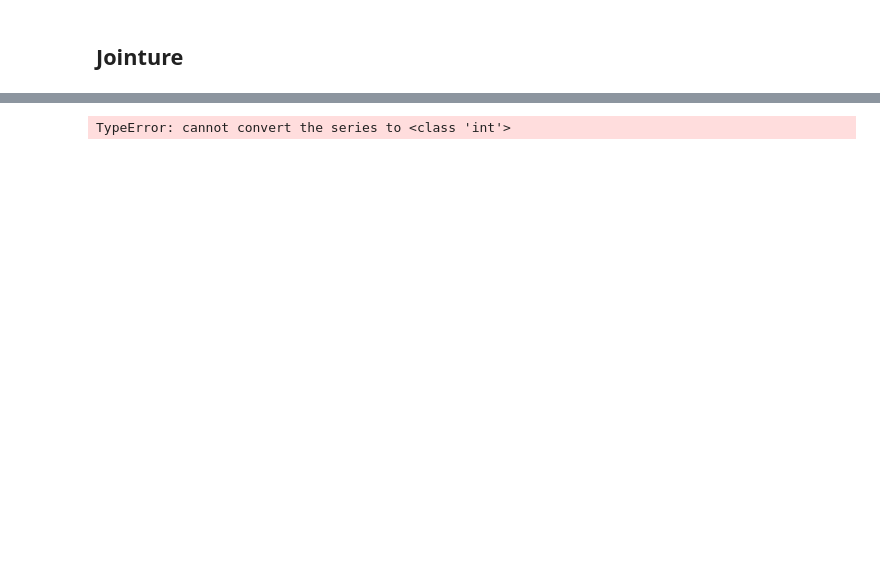
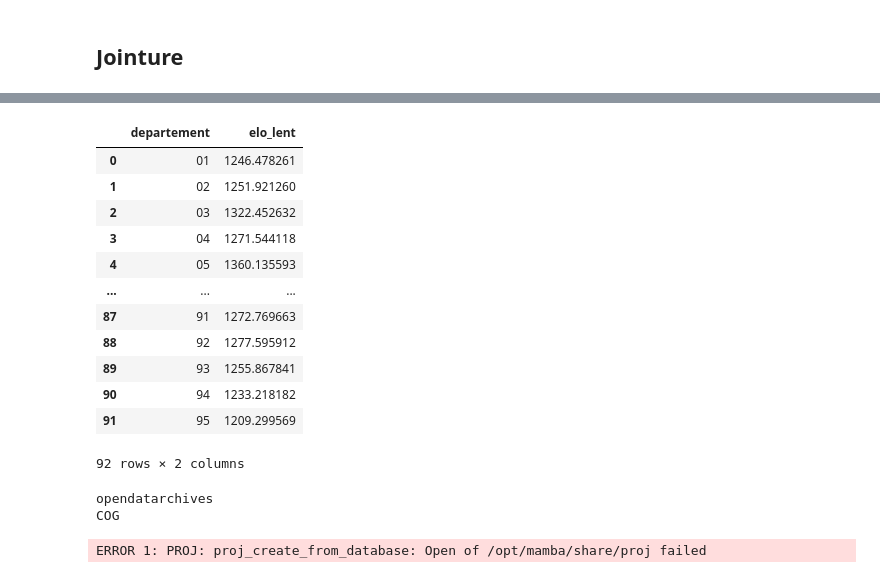
Before and after one commit to antoine-palazz/30daysmapchallenge2022, a Jupyter notebook: day20_favourite/day20.ipynb, the cells around one changed output, grey strips where cells are left out. Cells and saved outputs as stored; diff of their text form; code cells hidden in the pictures; blank space fills up the shorter version.

```diff
--- a/day20_favourite/day20.ipynb
+++ b/day20_favourite/day20.ipynb
@@ -170,4 +191,28 @@ df
-# %%
-df[int(df['elo_lent']) > 2400]
-# %% [output]
-TypeError: cannot convert the series to <class 'int'>
+# %%
+df_departements = df.groupby('departement', as_index=False)['elo_lent'].mean()
+df_departements
+# %% [output]
+|  | departement | elo_lent |
+| 0 | 01 | 1246.478261 |
+| 1 | 02 | 1251.921260 |
+| 2 | 03 | 1322.452632 |
+| 3 | 04 | 1271.544118 |
+| 4 | 05 | 1360.135593 |
+| ... | ... | ... |
+| 87 | 91 | 1272.769663 |
+| 88 | 92 | 1277.595912 |
+| 89 | 93 | 1255.867841 |
+| 90 | 94 | 1233.218182 |
+| 91 | 95 | 1209.299569 |
+92 rows × 2 columns
+# %%
+france = get_vectorfile_ign(
+  level = "COMMUNE",
+  field = "metropole",
+  source = "COG",
+  provider="opendatarchives"
+  )
+# %% [output]
+opendatarchives
+COG
+ERROR 1: PROJ: proj_create_from_database: Open of /opt/mamba/share/proj failed
```
Also changed, not shown: parts of 9 cells of this notebook, 1 other file.
